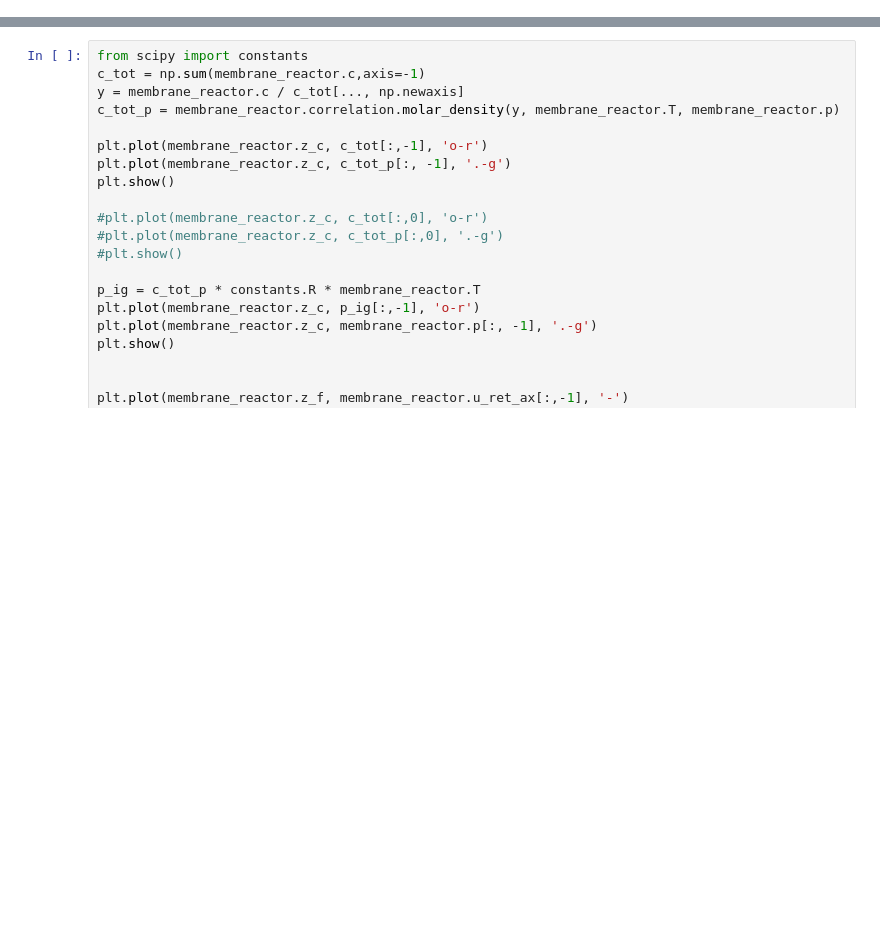
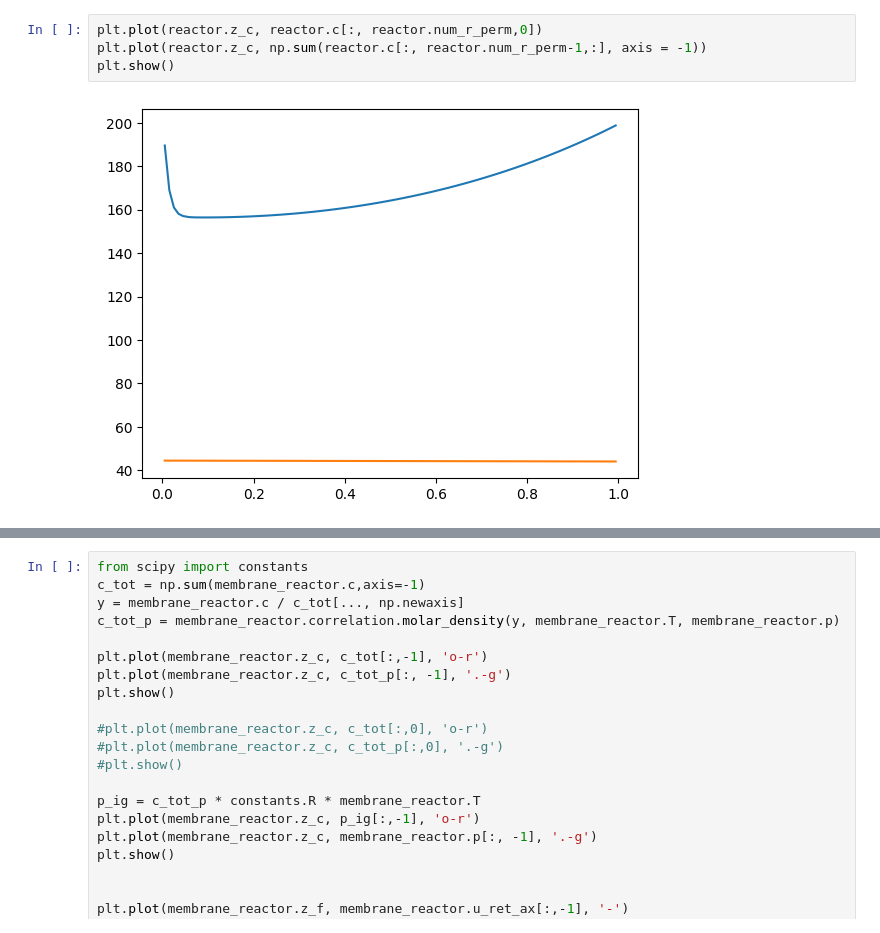
Before and after one commit to computational-chemical-engineering/ammonia_synthesis_reactor, a Jupyter notebook: membrane_reactor.ipynb, the cells around one changed output, grey strips where cells are left out. Drawn from its saved outputs; the diff is of its cells as text; blank space fills up the shorter version.

```diff
--- a/membrane_reactor.ipynb
+++ b/membrane_reactor.ipynb
@@ -93,0 +158,6 @@ elemental N balance: -4.0133370740320744e-08
+# %%
+plt.plot(reactor.z_c, reactor.c[:, reactor.num_r_perm,0])
+plt.plot(reactor.z_c, np.sum(reactor.c[:, reactor.num_r_perm-1,:], axis = -1))
+plt.show()
+# %% [output]
+[figure, added]
```
Also changed, not shown: parts of 7 cells of this notebook, 3 other files.
